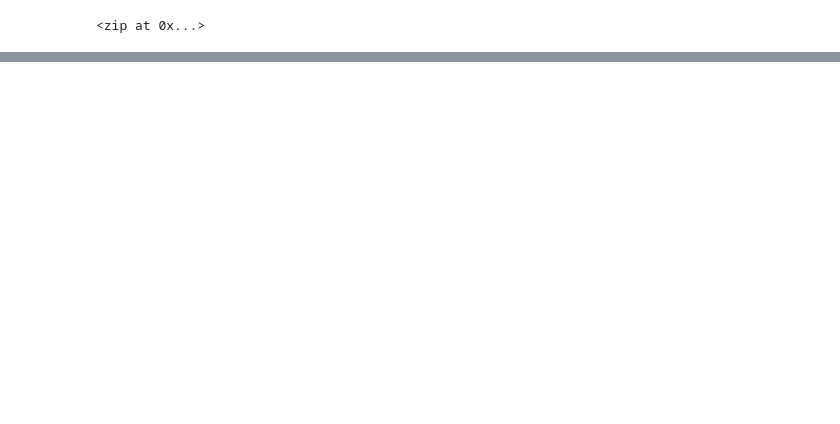
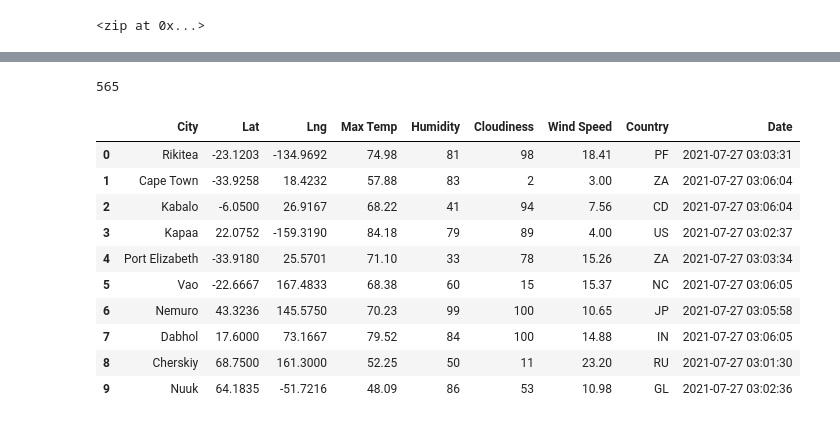
Before and after one commit to VershaR1791/World_Weather_Analysis, a Jupyter notebook: WeatherPy.ipynb, the cells around one changed output, grey strips where cells are left out. Drawn from its saved outputs; the diff is of its cells as text; code cells hidden in the pictures; blank space fills up the shorter version.

```diff
--- a/WeatherPy.ipynb
+++ b/WeatherPy.ipynb
@@ -33,0 +127,20 @@ len(cities)
+# %%
+len(city_data)
+# %% [output]
+565
+# %%
+# Convert the array of dictionaries to a Pandas DataFrame.
+city_data_df = pd.DataFrame(city_data)
+city_data_df.head(10)
+# %% [output]
+|  | City | Lat | Lng | Max Temp | Humidity | Cloudiness | Wind Speed | Country | Date |
+| 0 | Rikitea | -23.1203 | -134.9692 | 74.98 | 81 | 98 | 18.41 | PF | 2021-07-27 03:03:31 |
+| 1 | Cape Town | -33.9258 | 18.4232 | 57.88 | 83 | 2 | 3.00 | ZA | 2021-07-27 03:06:04 |
+| 2 | Kabalo | -6.0500 | 26.9167 | 68.22 | 41 | 94 | 7.56 | CD | 2021-07-27 03:06:04 |
+| 3 | Kapaa | 22.0752 | -159.3190 | 84.18 | 79 | 89 | 4.00 | US | 2021-07-27 03:02:37 |
+| 4 | Port Elizabeth | -33.9180 | 25.5701 | 71.10 | 33 | 78 | 15.26 | ZA | 2021-07-27 03:03:34 |
+| 5 | Vao | -22.6667 | 167.4833 | 68.38 | 60 | 15 | 15.37 | NC | 2021-07-27 03:06:05 |
+| 6 | Nemuro | 43.3236 | 145.5750 | 70.23 | 99 | 100 | 10.65 | JP | 2021-07-27 03:05:58 |
+| 7 | Dabhol | 17.6000 | 73.1667 | 79.52 | 84 | 100 | 14.88 | IN | 2021-07-27 03:06:05 |
+| 8 | Cherskiy | 68.7500 | 161.3000 | 52.25 | 50 | 11 | 23.20 | RU | 2021-07-27 03:01:30 |
+| 9 | Nuuk | 64.1835 | -51.7216 | 48.09 | 86 | 53 | 10.98 | GL | 2021-07-27 03:02:36 |
```
Also changed, not shown: parts of 10 cells of this notebook, 3 other files.
